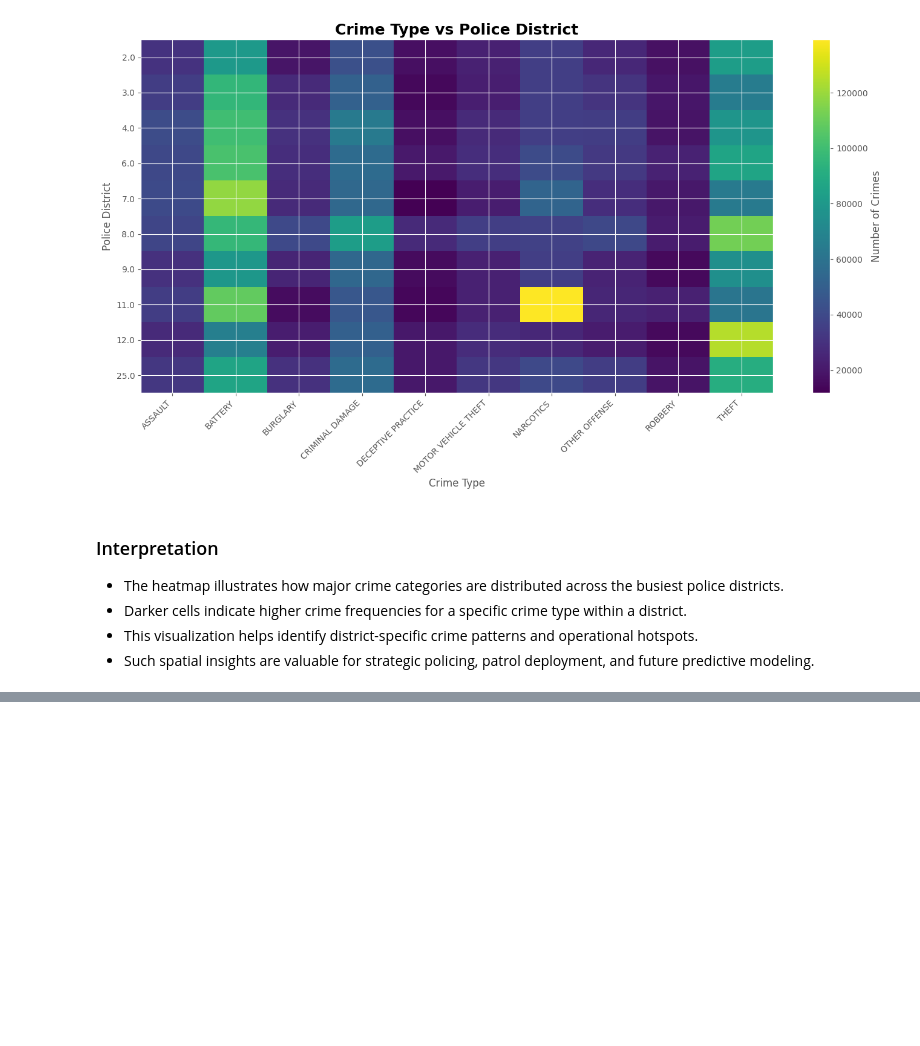
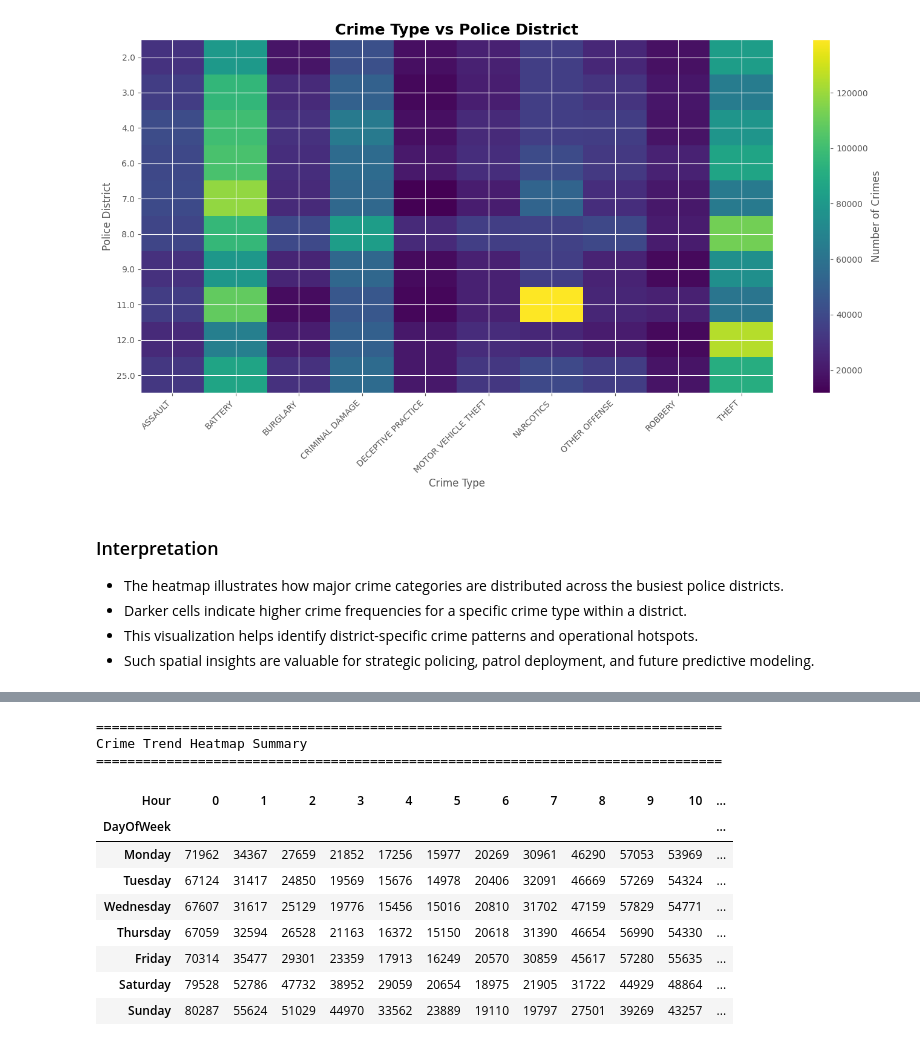
Before and after one commit to arnavon2005/Army_Provost_ML_Project, a Jupyter notebook: 04_Exploratory_Data_Analysis.ipynb, the cells around one changed output, grey strips where cells are left out. Saved outputs shown, nothing was run; the diff lists cells and outputs as text; code cells hidden in the pictures; blank space fills up the shorter version.

```diff
--- a/04_Exploratory_Data_Analysis.ipynb
+++ b/04_Exploratory_Data_Analysis.ipynb
@@ -1462,0 +1480,45 @@ plt.show()
+# %%
+# ============================================
+# Crime Trend Heatmap
+# Day of Week vs Hour
+# ============================================
+
+crime_time_heatmap = (
+    chicago_df
+    .groupby(["DayOfWeek", "Hour"])
+    .size()
+    .unstack(fill_value=0)
+)
+
+# Reorder weekdays
+
+weekday_order = [
+    "Monday",
+    "Tuesday",
+    "Wednesday",
+    "Thursday",
+    "Friday",
+    "Saturday",
+    "Sunday"
+]
+
+crime_time_heatmap = crime_time_heatmap.reindex(weekday_order)
+
+print("="*80)
+print("Crime Trend Heatmap Summary")
+print("="*80)
+
+display(crime_time_heatmap)
+# %% [output]
+================================================================================
+Crime Trend Heatmap Summary
+================================================================================
+| Hour | 0 | 1 | 2 | 3 | 4 | 5 | 6 | 7 | 8 | 9 | 10 | ... |
+| DayOfWeek |  |  |  |  |  |  |  |  |  |  |  | ... |
+| Monday | 71962 | 34367 | 27659 | 21852 | 17256 | 15977 | 20269 | 30961 | 46290 | 57053 | 53969 | ... |
+| Tuesday | 67124 | 31417 | 24850 | 19569 | 15676 | 14978 | 20406 | 32091 | 46669 | 57269 | 54324 | ... |
+| Wednesday | 67607 | 31617 | 25129 | 19776 | 15456 | 15016 | 20810 | 31702 | 47159 | 57829 | 54771 | ... |
+| Thursday | 67059 | 32594 | 26528 | 21163 | 16372 | 15150 | 20618 | 31390 | 46654 | 56990 | 54330 | ... |
+| Friday | 70314 | 35477 | 29301 | 23359 | 17913 | 16249 | 20570 | 30859 | 45617 | 57280 | 55635 | ... |
+| Saturday | 79528 | 52786 | 47732 | 38952 | 29059 | 20654 | 18975 | 21905 | 31722 | 44929 | 48864 | ... |
+| Sunday | 80287 | 55624 | 51029 | 44970 | 33562 | 23889 | 19110 | 19797 | 27501 | 39269 | 43257 | ... |
```
Also changed, not shown: parts of 3 cells of this notebook.
